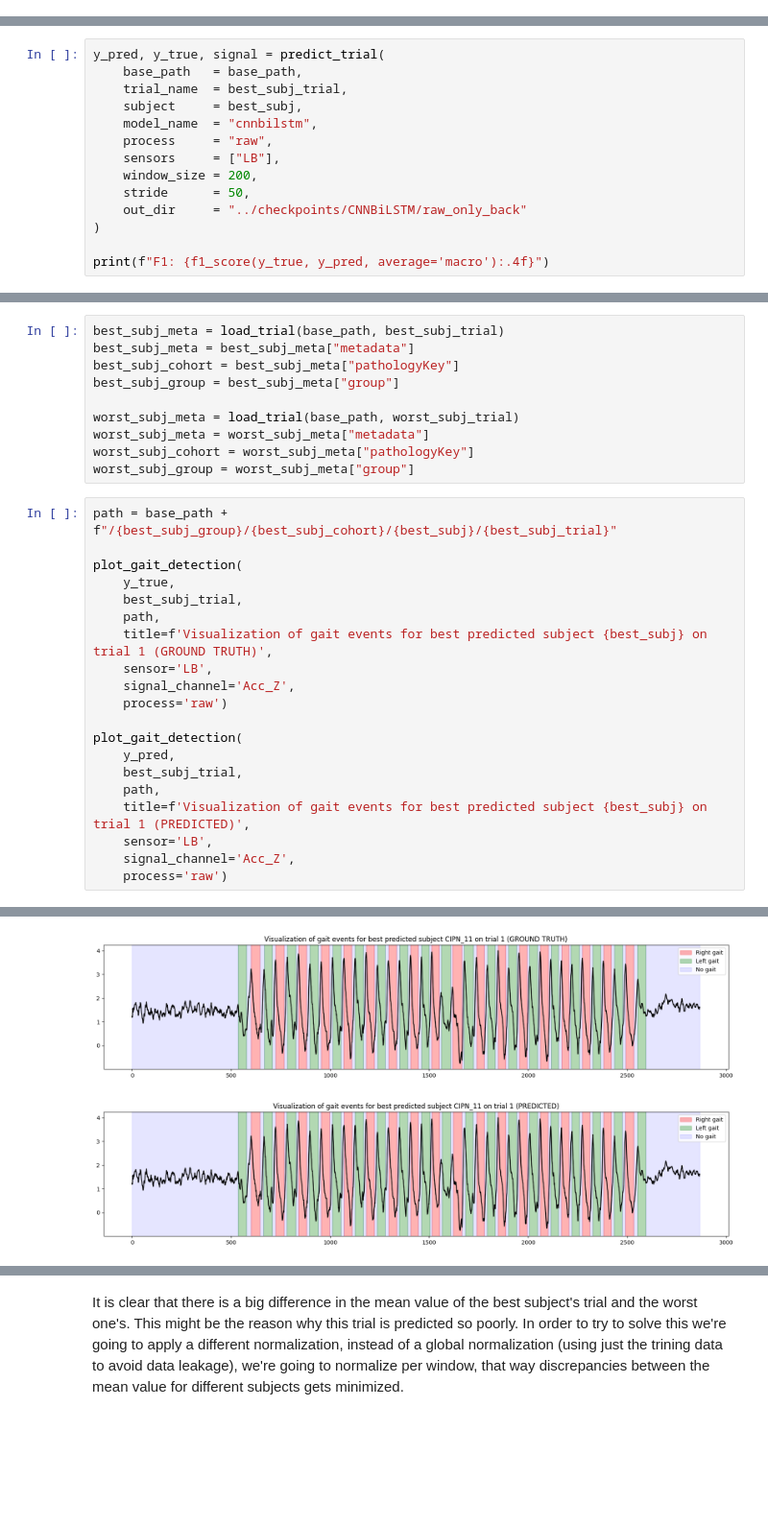
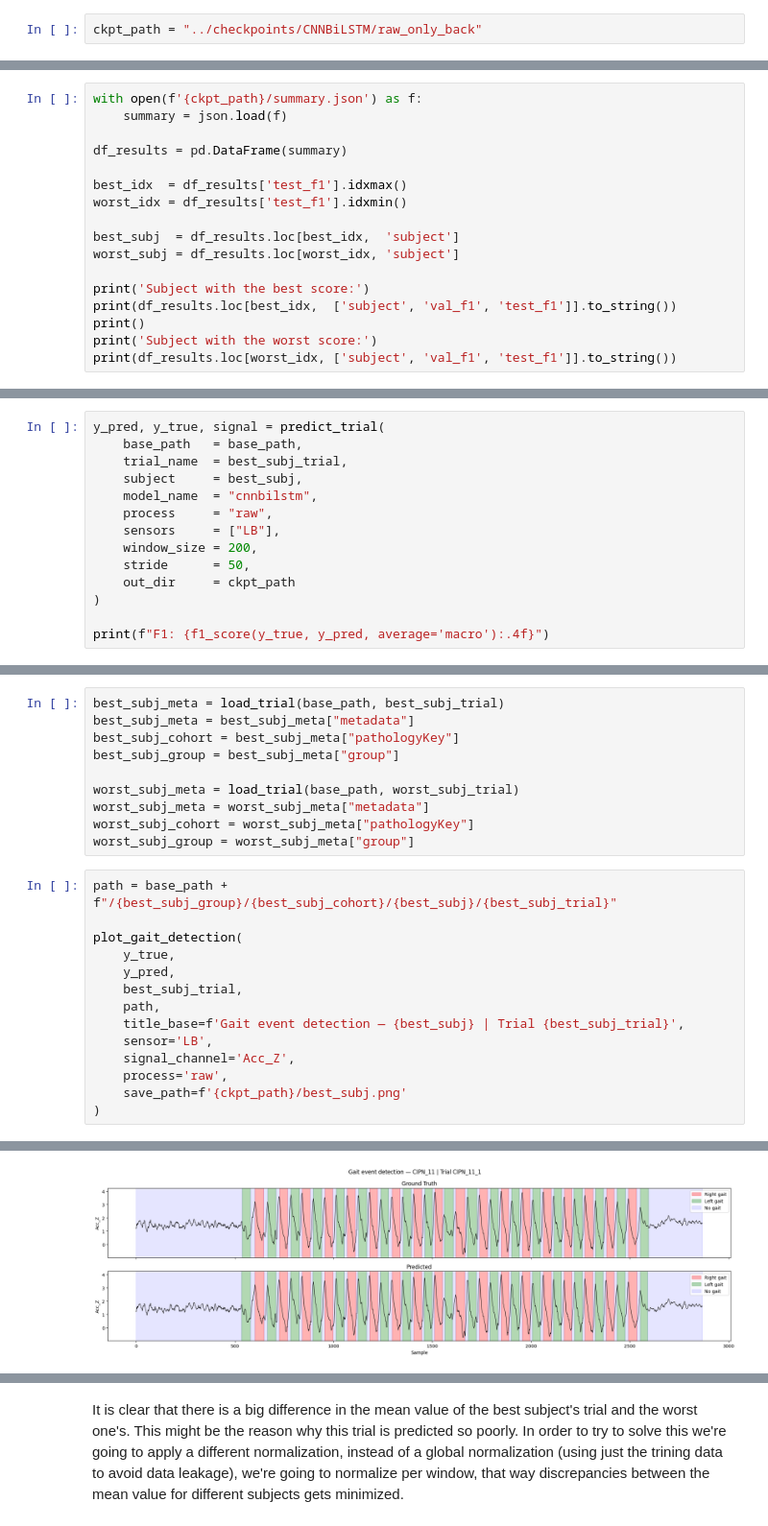
Before and after one commit to EnekoIsturitzSesma/Biosignal-ML-Analysis, a Jupyter notebook: notebooks/GAIT_cnnbilstm.ipynb, the cells around one changed output, grey strips where cells are left out. Shown at 96% size. Saved outputs shown, nothing was run; the diff lists cells and outputs as text; blank space fills up the shorter version.

Commit message:
improve visualization and final runs

```diff
--- a/notebooks/GAIT_cnnbilstm.ipynb
+++ b/notebooks/GAIT_cnnbilstm.ipynb
@@ -19,6 +20,8 @@ base_path = '../datasets/GAIT_signals/dataset/data'
 # Only Back Sensor (raw)
 # %% [markdown]
 ## Training
+# %%
+ckpt_path = "../checkpoints/CNNBiLSTM/raw_only_back"
 # %%
 X, y, subjects = load_dataset_gait(base_path, process="raw", sensors=["LB"], window_size=200, stride=50)
 X = X.astype(np.float32)
@@ -145,0 +83,17 @@ Name: 217, dtype: object
+# %%
+with open(f'{ckpt_path}/summary.json') as f:
+    summary = json.load(f)
+
+df_results = pd.DataFrame(summary)
+
+best_idx  = df_results['test_f1'].idxmax()
+worst_idx = df_results['test_f1'].idxmin()
+
+best_subj  = df_results.loc[best_idx,  'subject']
+worst_subj = df_results.loc[worst_idx, 'subject']
+
+print('Subject with the best score:')
+print(df_results.loc[best_idx,  ['subject', 'val_f1', 'test_f1']].to_string())
+print()
+print('Subject with the worst score:')
+print(df_results.loc[worst_idx, ['subject', 'val_f1', 'test_f1']].to_string())
@@ -162,7 +126,7 @@ y_pred, y_true, signal = predict_trial(
     sensors     = ["LB"],
     window_size = 200,
     stride      = 50,
-    out_dir     = "../checkpoints/CNNBiLSTM/raw_only_back"
+    out_dir     = ckpt_path
 )
 
 print(f"F1: {f1_score(y_true, y_pred, average='macro'):.4f}")
@@ -183,19 +147,13 @@ path = base_path + f"/{best_subj_group}/{best_subj_cohort}/{best_subj}/{best_sub
 
 plot_gait_detection(
     y_true,
-    best_subj_trial,
-    path,
-    title=f'Visualization of gait events for best predicted subject {best_subj} on trial 1 (GROUND TRUTH)',
-    sensor='LB',
-    signal_channel='Acc_Z',
-    process='raw')
-
-plot_gait_detection(
     y_pred,
     best_subj_trial,
     path,
-    title=f'Visualization of gait events for best predicted subject {best_subj} on trial 1 (PREDICTED)',
+    title_base=f'Gait event detection — {best_subj} | Trial {best_subj_trial}',
     sensor='LB',
     signal_channel='Acc_Z',
-    process='raw')
+    process='raw',
+    save_path=f'{ckpt_path}/best_subj.png'
+)
 # %% [output]
@@ -202,5 +161,4 @@ plot_gait_detection(
-[figure, old version]
+[figure, new version]
-[figure, removed]
 # %%
 y_pred, y_true, signal = predict_trial(
     base_path   = base_path,
```
Also changed, not shown: parts of 83 cells of this notebook, 4 other files.
